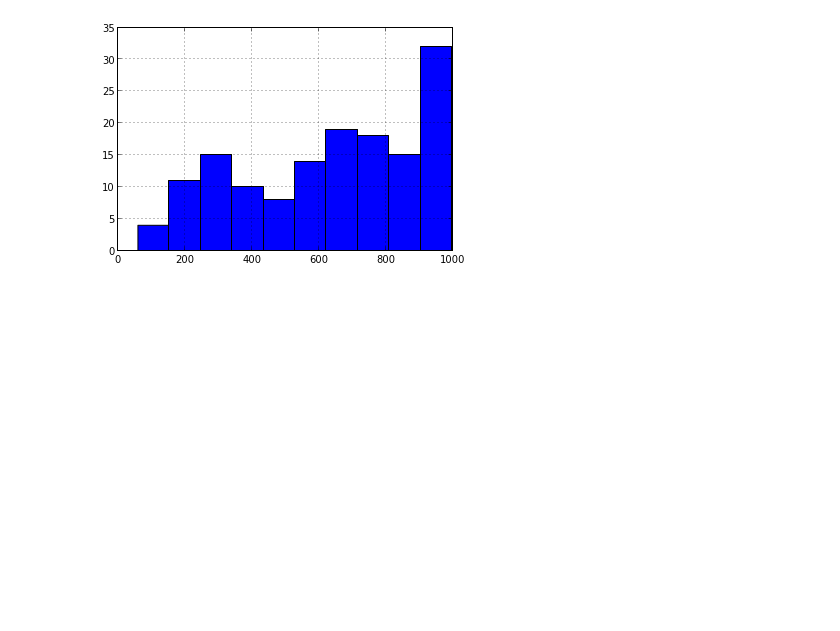
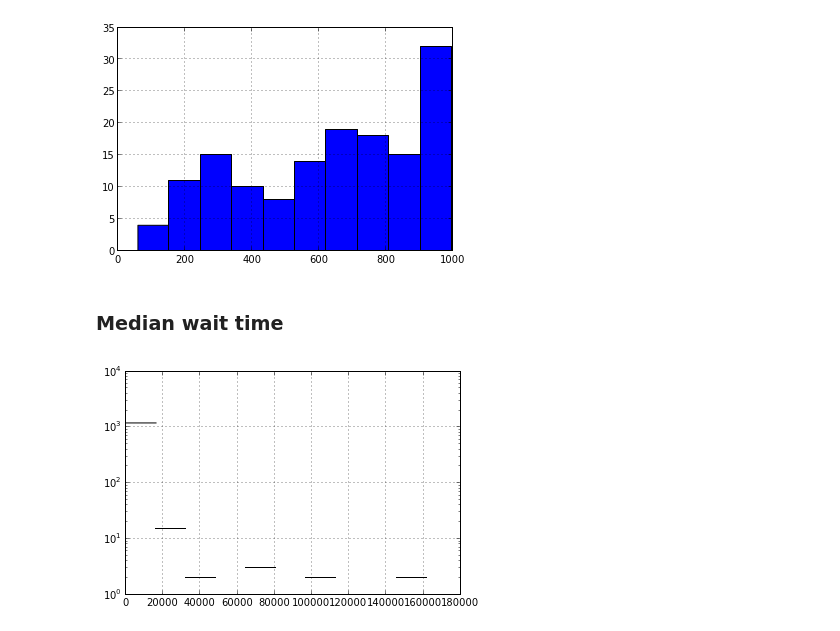
Before and after one commit to dmasad/Enron-Project, a Jupyter notebook: Time Interval Analysis.ipynb, the cells around one changed output. Saved outputs shown, nothing was run; the diff lists cells and outputs as text; code cells hidden in the pictures; blank space fills up the shorter version.

```diff
--- a/Time Interval Analysis.ipynb
+++ b/Time Interval Analysis.ipynb
@@ -107,3 +122,12 @@ top_actor_waits[top_actor_waits<1000].hist()
 # %% [output]
 <matplotlib.axes.AxesSubplot at 0x...>
 [figure]
+# %% [markdown]
+### Median wait time
+# %%
+top_actor_waits = median_waits[top_actors]
+# %%
+top_actor_waits.hist()
+plt.yscale('log')
+# %% [output]
+[figure, added]
```
Also changed, not shown: parts of 24 cells of this notebook, 5 other files.
